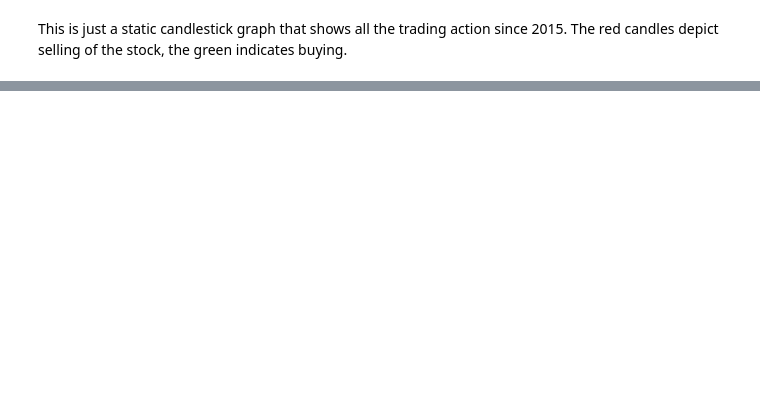
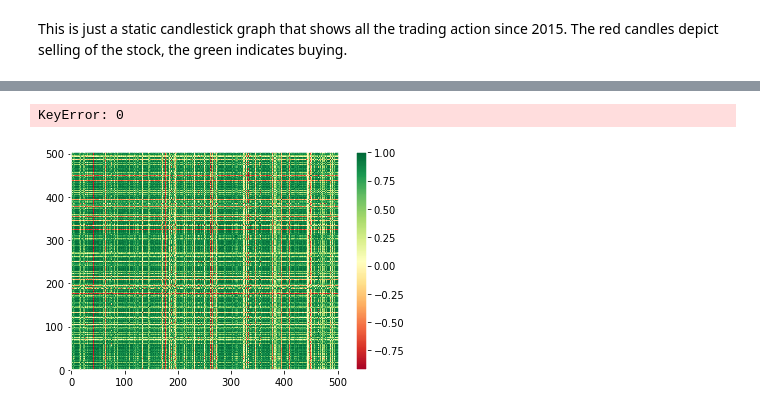
Before and after one commit to yepterence/Stock-Analysis, a Jupyter notebook: Stock-data-exploration.ipynb, the cells around one changed output, grey strips where cells are left out. Cells and saved outputs as stored; diff of their text form; code cells hidden in the pictures; blank space fills up the shorter version.

Commit message:
visualized sp500 securities on a heatmap, To-Do: make a function for visualization so that smaller range of stocks can be compared

```diff
--- a/Stock-data-exploration.ipynb
+++ b/Stock-data-exploration.ipynb
@@ -134,0 +136,14 @@ True
+# %%
+# site url
+sp500 = 'https://en.wikipedia.org/wiki/List_of_S%26P_500_companies'
+# retrieve list of company tickers from website, serialize and store data locally
+helper.save_index_tickers(sp500)
+# setting start date to 10 years ago from today.
+start = dt.datetime.now() - timedelta(days=365)*10
+end = dt.datetime.now()
+# For now, we'll be overwriting the existing data file on our local with the most recent 10 year data.
+helper.get_ticker_financial_data(start,end,'yahoo')
+# filepath of data
+fin_data_filepath = os.getcwd() + '\\stock_dfs'
+# compile data into a csv file
+index_adj_close_df_fname = helper.compile_index_data(fin_data_filepath,'sp500')
@@ -134,0 +168,4 @@ True
+# %%
+sp500_df = pd.read_csv(index_adj_close_df_fname)
+sp500_df.head()
+sp500_df.shape
@@ -134,0 +176,3 @@ True
+# %%
+sp500_corr_df = sp500_df.corr()
+sp500_corr_df.head()
@@ -134,0 +187,25 @@ True
+# %%
+fig = plt.figure()
+ax = fig.add_subplot(1,1,1)
+# generate heatmap with red, yellow, and green showing how closely the securities are related
+heatmap = ax.pcolor(sp500_corr_df, cmap=plt.cm.RdYlGn)
+# show range of values based on color in a bar
+fig.colorbar(heatmap)
+# setting the distance between each security on heatmap axes
+ax.set_xticks(np.arange(sp500_corr_df[0]) + 0.5, minor=False)
+ax.set_yticks(np.arange(sp500_corr_df[1]) + 0.5, minor=False)
+# setting location of ticks to the top of the chart rather than bottom.
+ax.xaxis.tick_top()
+
+column_labels = sp500_corr_df.columns
+row_labels = sp500_corr_df.index
+
+ax.set_xticklabels(column_labels)
+ax.set_yticklabels(row_labels)
+plt.xticks(rotation=90)
+heatmap.set_clim(-1,1)
+plt.tight_layout()
+plt.show()
+# %% [output]
+KeyError: 0
+[figure, added]
```
Also changed, not shown: parts of 12 cells of this notebook.
